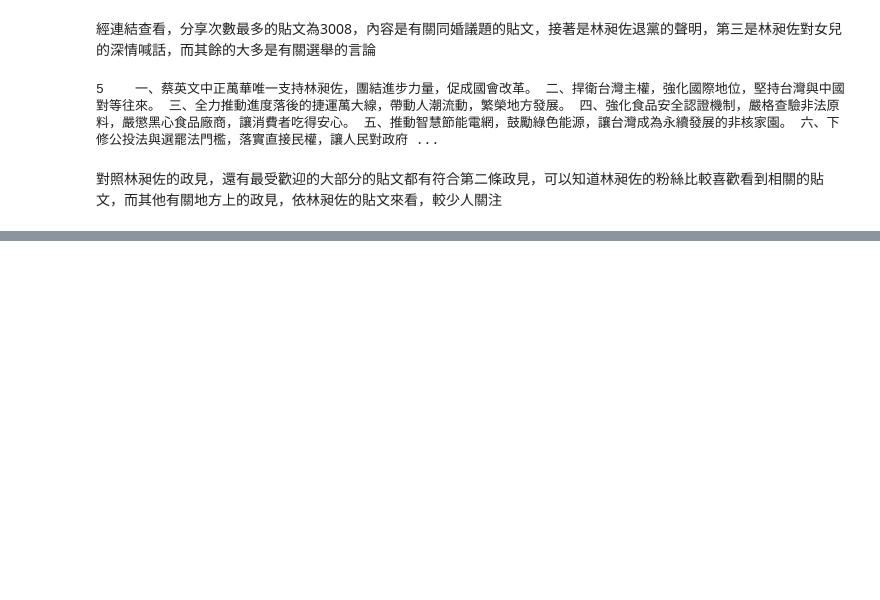
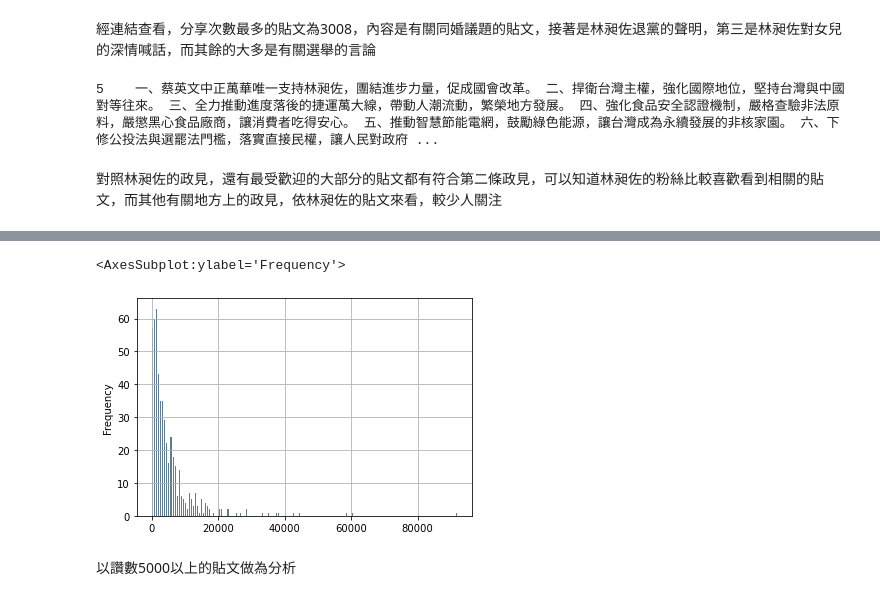
Before and after one commit to joyce199797/109-2_POLITICS_AND_INFORMATION, a Jupyter notebook: 20210322_陳靖婷_林昶佐臉書分析資料.ipynb, the cells around one changed output, grey strips where cells are left out. Saved outputs shown, nothing was run; the diff lists cells and outputs as text; code cells hidden in the pictures; blank space fills up the shorter version.

```diff
--- a/20210322_陳靖婷_林昶佐臉書分析資料.ipynb
+++ b/20210322_陳靖婷_林昶佐臉書分析資料.ipynb
@@ -576,0 +697,4 @@ print(politics[politics.姓名 == "林昶佐"].政見.to_string())
+# %%
+freddy['jieba_results'] = freddy_docs
+freddy_post = freddy[['new_date','message','jieba_results','like_count']]
+freddy_post
@@ -576,0 +728,11 @@ print(politics[politics.姓名 == "林昶佐"].政見.to_string())
+# %%
+commutes = freddy_post['like_count']#看讚數的分布
+commutes.plot.hist(grid=True, bins=150, rwidth=0.5,
+color='#607c8e')
+
+#超過2000讚的貼文並不是多數
+# %% [output]
+<AxesSubplot:ylabel='Frequency'>
+[figure, added]
+# %% [markdown]
+以讚數5000以上的貼文做為分析
```
Also changed, not shown: parts of 23 cells of this notebook.
